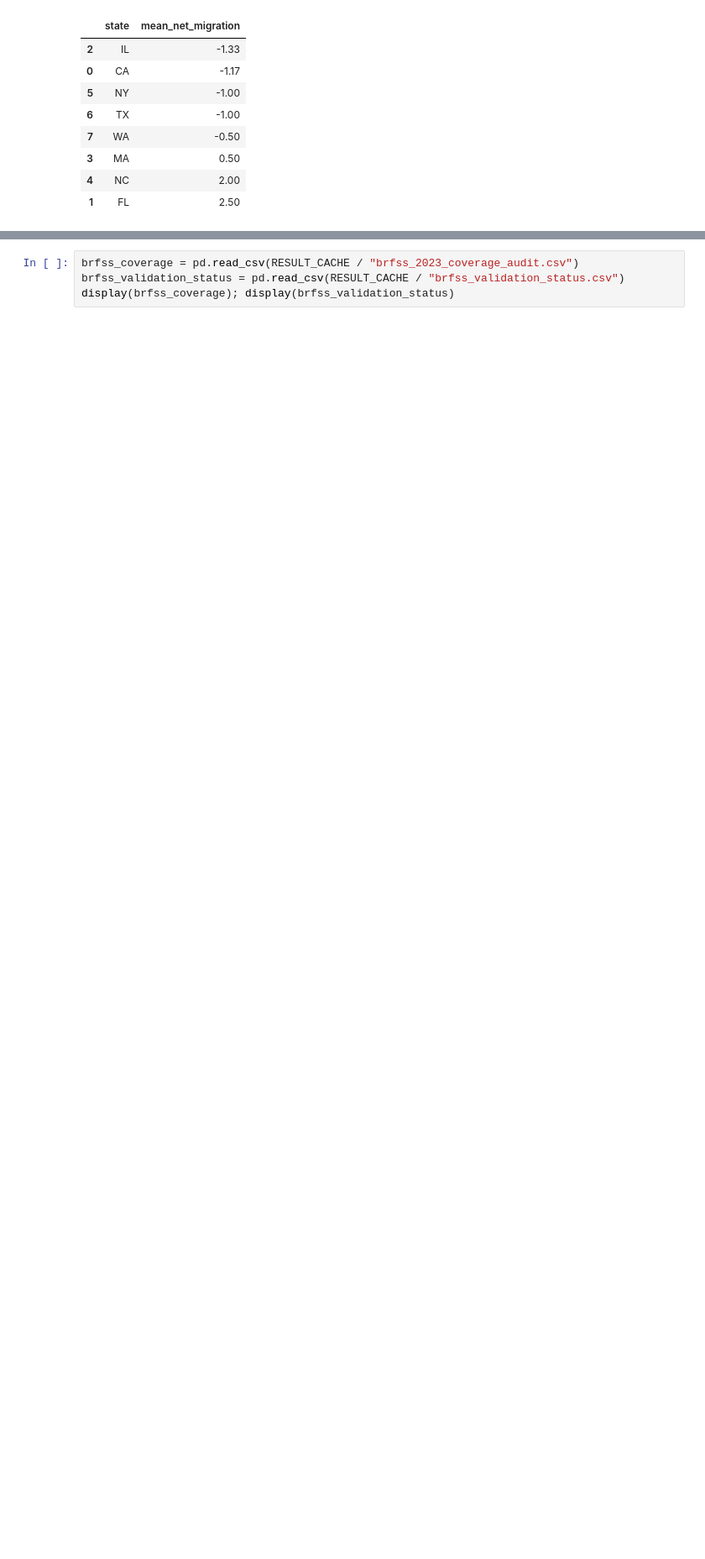
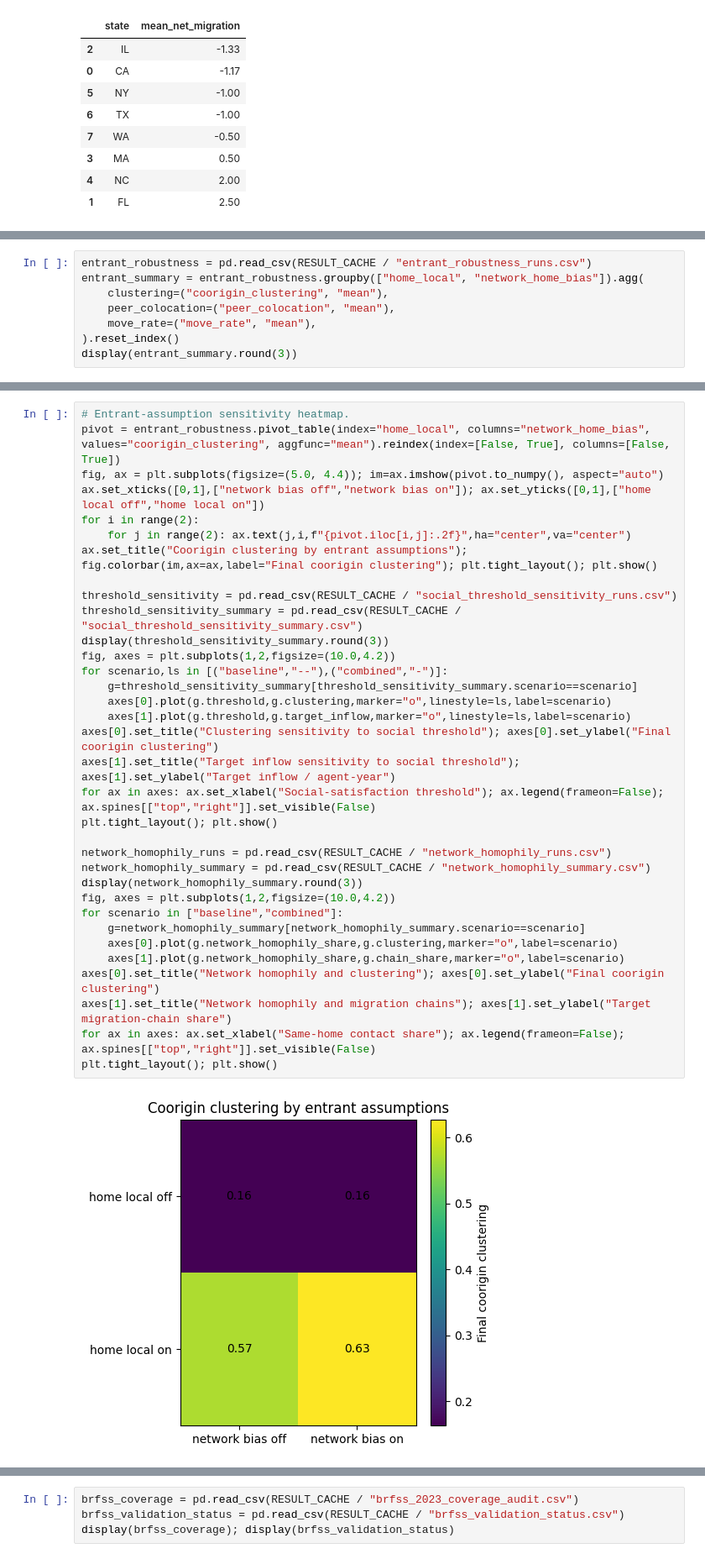
Before and after one commit to Jeremy-Xujia-Chen/CITS4403-GROUP-PROJECT, a Jupyter notebook: 0914-1_v8.ipynb, the cells around one changed output, grey strips where cells are left out. Shown at 84% size. Drawn from its saved outputs; the diff is of its cells as text; blank space fills up the shorter version.

Commit message:
Add robustness checks: entrants, social threshold, homophily, stay preference, rent feedback (PR-16)

```diff
--- a/0914-1_v8.ipynb
+++ b/0914-1_v8.ipynb
@@ -2653,0 +2658,8 @@ display(competition_summary[["state", "mean_net_migration"]].sort_values("mean_n
+# %%
+entrant_robustness = pd.read_csv(RESULT_CACHE / "entrant_robustness_runs.csv")
+entrant_summary = entrant_robustness.groupby(["home_local", "network_home_bias"]).agg(
+    clustering=("coorigin_clustering", "mean"),
+    peer_colocation=("peer_colocation", "mean"),
+    move_rate=("move_rate", "mean"),
+).reset_index()
+display(entrant_summary.round(3))
@@ -2653,0 +2682,36 @@ display(competition_summary[["state", "mean_net_migration"]].sort_values("mean_n
+# %%
+# Entrant-assumption sensitivity heatmap.
+pivot = entrant_robustness.pivot_table(index="home_local", columns="network_home_bias", values="coorigin_clustering", aggfunc="mean").reindex(index=[False, True], columns=[False, True])
+fig, ax = plt.subplots(figsize=(5.0, 4.4)); im=ax.imshow(pivot.to_numpy(), aspect="auto")
+ax.set_xticks([0,1],["network bias off","network bias on"]); ax.set_yticks([0,1],["home local off","home local on"])
+for i in range(2):
+    for j in range(2): ax.text(j,i,f"{pivot.iloc[i,j]:.2f}",ha="center",va="center")
+ax.set_title("Coorigin clustering by entrant assumptions"); fig.colorbar(im,ax=ax,label="Final coorigin clustering"); plt.tight_layout(); plt.show()
+
+threshold_sensitivity = pd.read_csv(RESULT_CACHE / "social_threshold_sensitivity_runs.csv")
+threshold_sensitivity_summary = pd.read_csv(RESULT_CACHE / "social_threshold_sensitivity_summary.csv")
+display(threshold_sensitivity_summary.round(3))
+fig, axes = plt.subplots(1,2,figsize=(10.0,4.2))
+for scenario,ls in [("baseline","--"),("combined","-")]:
+    g=threshold_sensitivity_summary[threshold_sensitivity_summary.scenario==scenario]
+    axes[0].plot(g.threshold,g.clustering,marker="o",linestyle=ls,label=scenario)
+    axes[1].plot(g.threshold,g.target_inflow,marker="o",linestyle=ls,label=scenario)
+axes[0].set_title("Clustering sensitivity to social threshold"); axes[0].set_ylabel("Final coorigin clustering")
+axes[1].set_title("Target inflow sensitivity to social threshold"); axes[1].set_ylabel("Target inflow / agent-year")
+for ax in axes: ax.set_xlabel("Social-satisfaction threshold"); ax.legend(frameon=False); ax.spines[["top","right"]].set_visible(False)
+plt.tight_layout(); plt.show()
+
+network_homophily_runs = pd.read_csv(RESULT_CACHE / "network_homophily_runs.csv")
+network_homophily_summary = pd.read_csv(RESULT_CACHE / "network_homophily_summary.csv")
+display(network_homophily_summary.round(3))
+fig, axes = plt.subplots(1,2,figsize=(10.0,4.2))
+for scenario in ["baseline","combined"]:
+    g=network_homophily_summary[network_homophily_summary.scenario==scenario]
+    axes[0].plot(g.network_homophily_share,g.clustering,marker="o",label=scenario)
+    axes[1].plot(g.network_homophily_share,g.chain_share,marker="o",label=scenario)
+axes[0].set_title("Network homophily and clustering"); axes[0].set_ylabel("Final coorigin clustering")
+axes[1].set_title("Network homophily and migration chains"); axes[1].set_ylabel("Target migration-chain share")
+for ax in axes: ax.set_xlabel("Same-home contact share"); ax.legend(frameon=False); ax.spines[["top","right"]].set_visible(False)
+plt.tight_layout(); plt.show()
+# %% [output]
+[figure, added]
```
Also changed, not shown: parts of 7 cells of this notebook, 8 other files.
